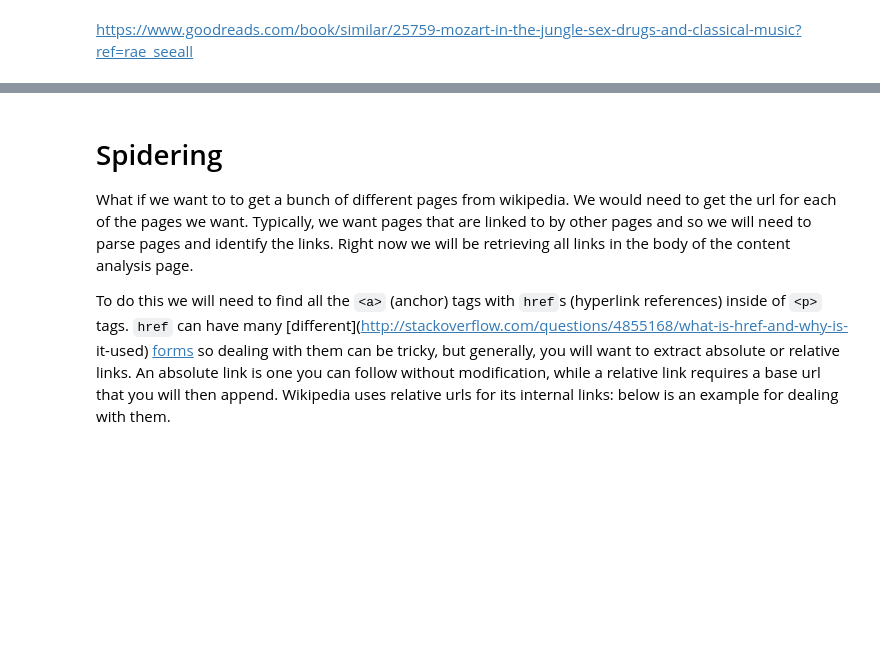
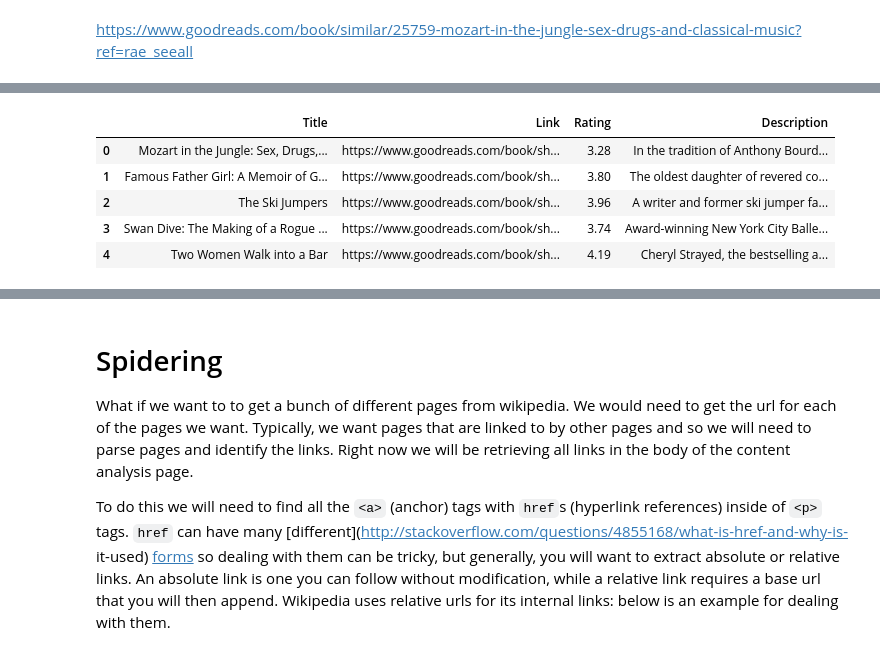
Before and after one commit to Marugannwg/Contant_Analysis_Study, a Jupyter notebook: week 1/1-Measuring-Meaning-and-Sampling.ipynb, the cells around one changed output, grey strips where cells are left out. Drawn from its saved outputs; the diff is of its cells as text; code cells hidden in the pictures; blank space fills up the shorter version.

```diff
--- a/week 1/1-Measuring-Meaning-and-Sampling.ipynb
+++ b/week 1/1-Measuring-Meaning-and-Sampling.ipynb
@@ -380,0 +436,10 @@ a
+# %%
+mozart_df = scrape_related_books(mozart_related_url)
+mozart_df.head()
+# %% [output]
+|  | Title | Link | Rating | Description |
+| 0 | Mozart in the Jungle: Sex, Drugs,... | https://www.goodreads.com/book/sh... | 3.28 | In the tradition of Anthony Bourd... |
+| 1 | Famous Father Girl: A Memoir of G... | https://www.goodreads.com/book/sh... | 3.80 | The oldest daughter of revered co... |
+| 2 | The Ski Jumpers | https://www.goodreads.com/book/sh... | 3.96 | A writer and former ski jumper fa... |
+| 3 | Swan Dive: The Making of a Rogue ... | https://www.goodreads.com/book/sh... | 3.74 | Award-winning New York City Balle... |
+| 4 | Two Women Walk into a Bar | https://www.goodreads.com/book/sh... | 4.19 | Cheryl Strayed, the bestselling a... |
```
Also changed, not shown: parts of 14 cells of this notebook.
